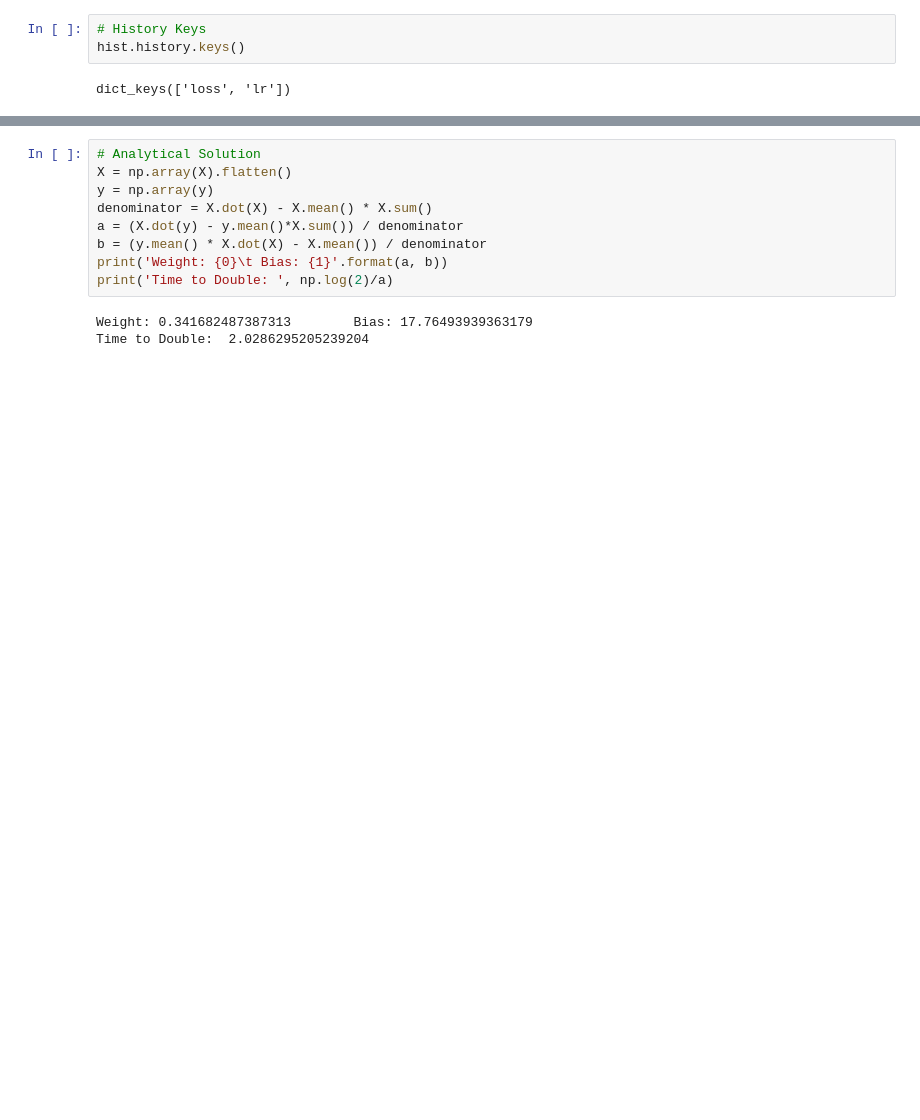
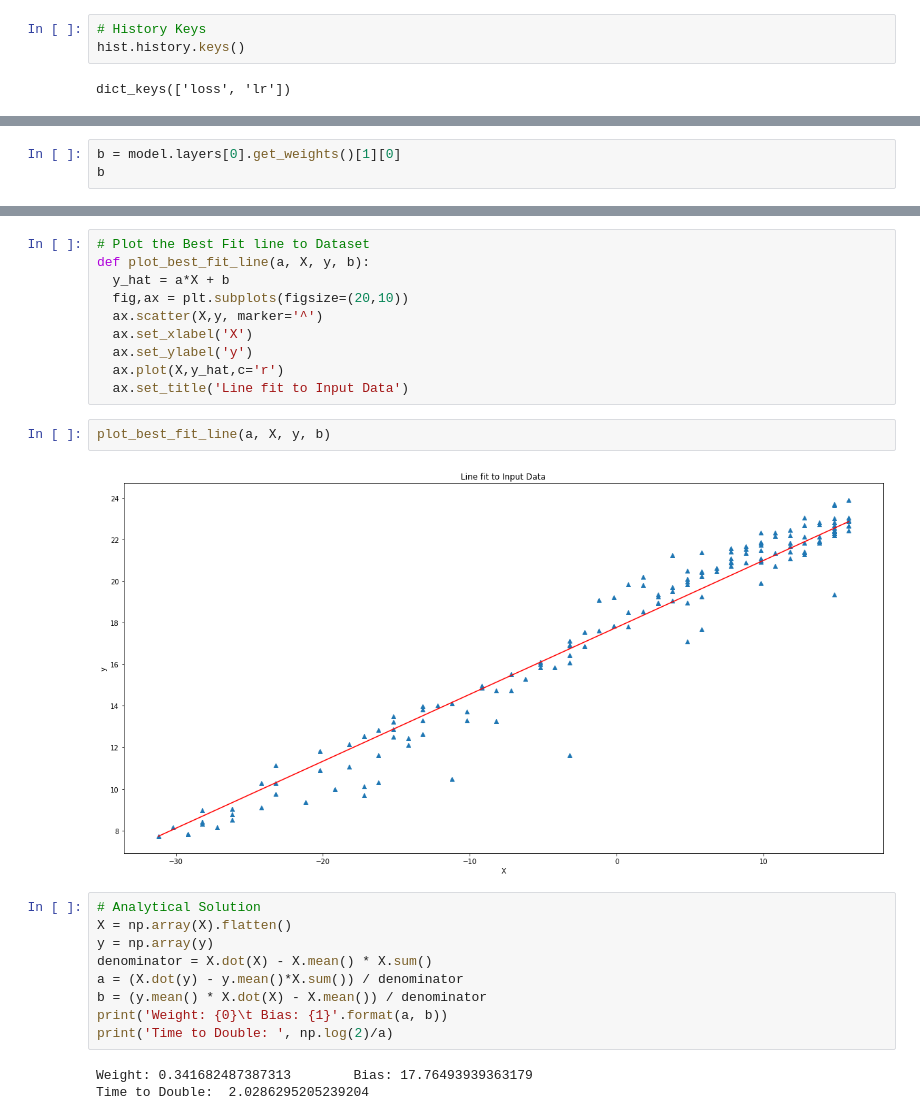
Before and after one commit to anujdutt9/Deep-Learning-TF-2.0, a Jupyter notebook: TF_2_Linear_Regression.ipynb, the cells around one changed output, grey strips where cells are left out. Saved outputs shown, nothing was run; the diff lists cells and outputs as text; blank space fills up the shorter version.

```diff
--- a/TF_2_Linear_Regression.ipynb
+++ b/TF_2_Linear_Regression.ipynb
@@ -177,0 +177,3 @@ a
+# %%
+b = model.layers[0].get_weights()[1][0]
+b
@@ -183,3 +187,17 @@ Time to double:  1.996544823109423
+# %%
+# Plot the Best Fit line to Dataset
+def plot_best_fit_line(a, X, y, b):
+  y_hat = a*X + b
+  fig,ax = plt.subplots(figsize=(20,10))
+  ax.scatter(X,y, marker='^')
+  ax.set_xlabel('X')
+  ax.set_ylabel('y')
+  ax.plot(X,y_hat,c='r')
+  ax.set_title('Line fit to Input Data')
+# %%
+plot_best_fit_line(a, X, y, b)
+# %% [output]
+[figure, added]
 # %%
 # Analytical Solution
 X = np.array(X).flatten()
```
Also changed, not shown: parts of 9 cells of this notebook.
